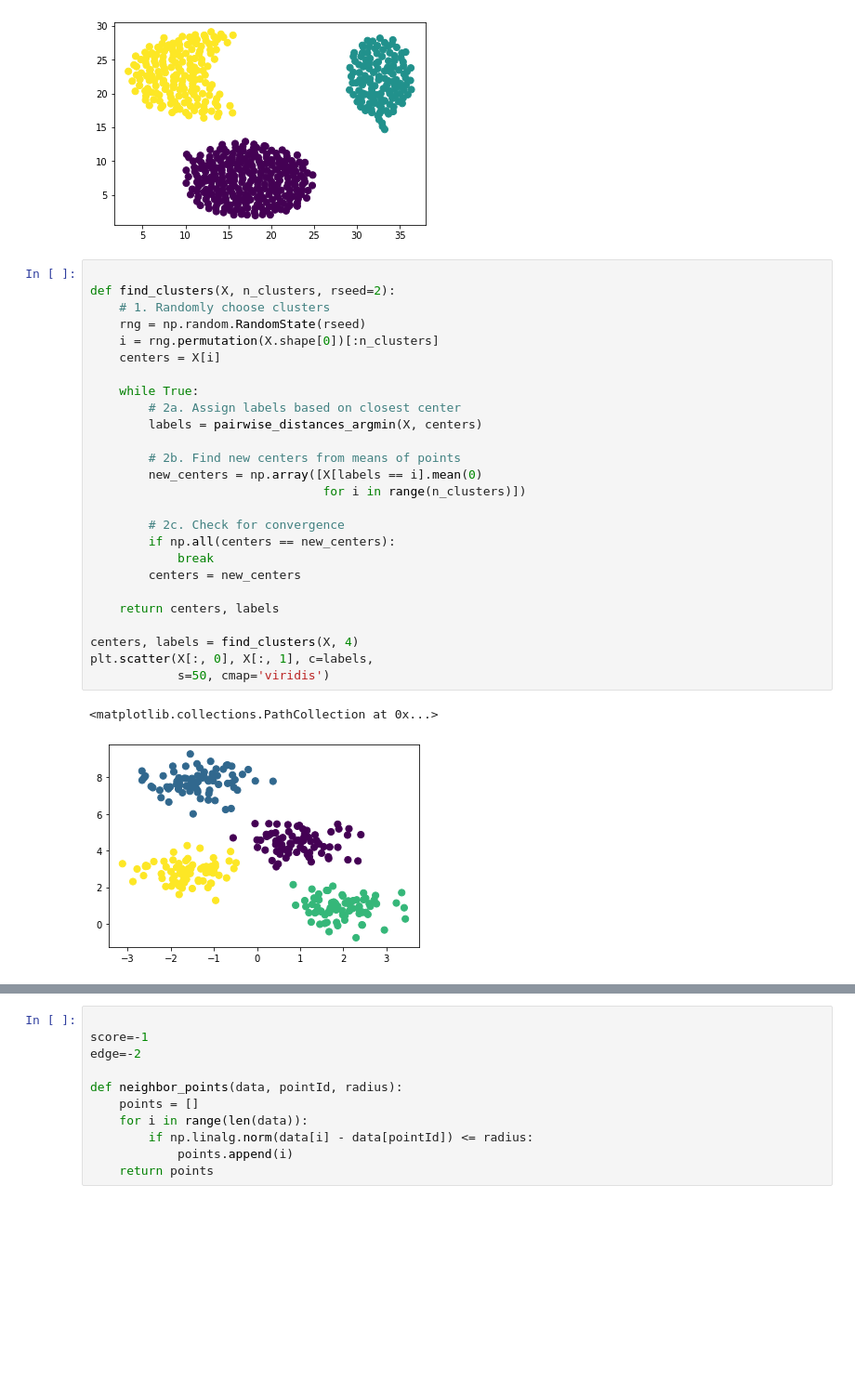
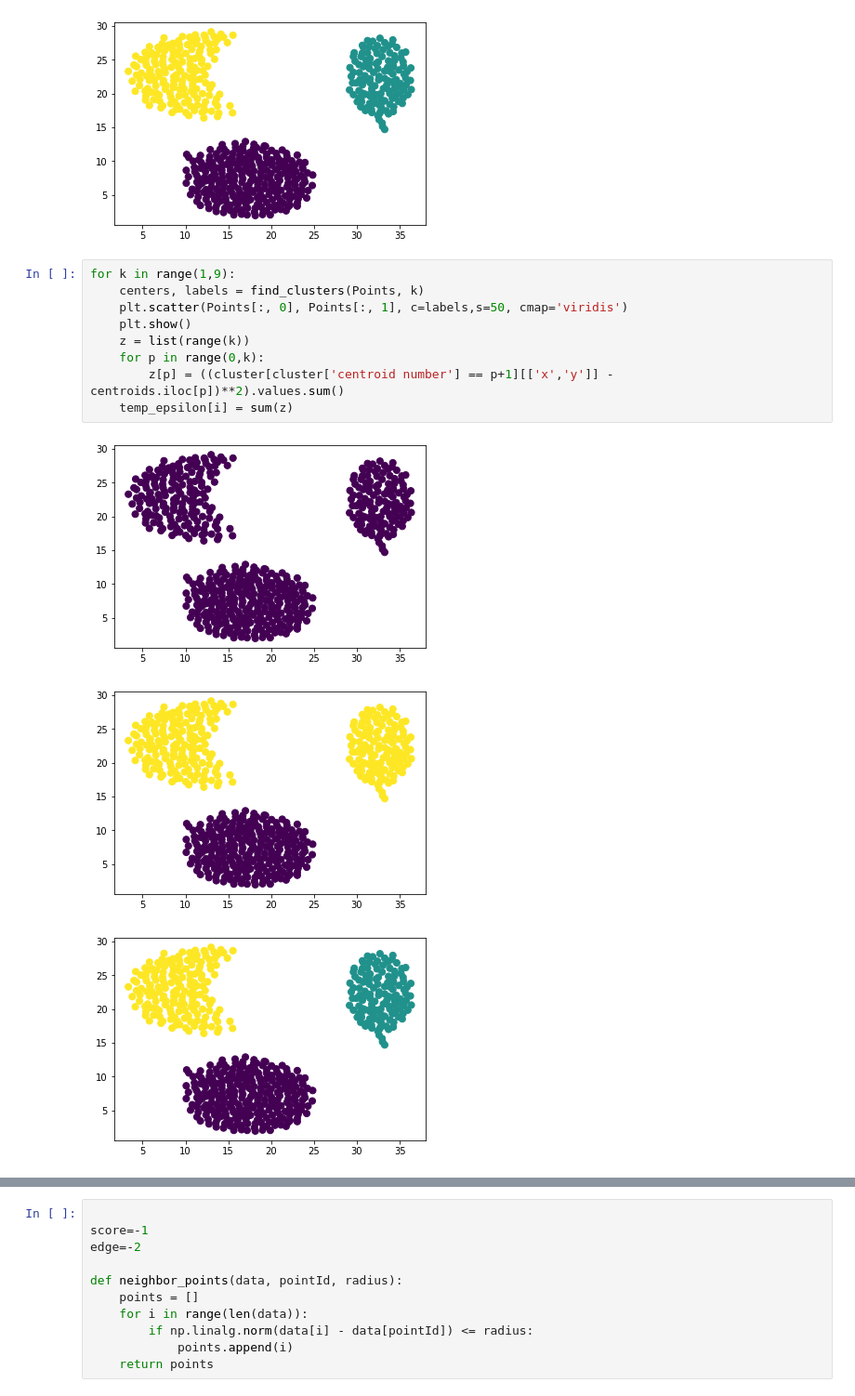
Before and after one commit to heigon77/MC886-MachineLearning-HG, a Jupyter notebook: P1.ipynb, the cells around one changed output, grey strips where cells are left out. Shown at 93% size. Cells and saved outputs as stored; diff of their text form; blank space fills up the shorter version.

```diff
--- a/P1.ipynb
+++ b/P1.ipynb
@@ -102,32 +102,16 @@ plt.scatter(Points[:, 0], Points[:, 1], c=labels,
 # %% [output]
 <matplotlib.collections.PathCollection at 0x...>
 [figure]
-# %%
-
-def find_clusters(X, n_clusters, rseed=2):
-    # 1. Randomly choose clusters
-    rng = np.random.RandomState(rseed)
-    i = rng.permutation(X.shape[0])[:n_clusters]
-    centers = X[i]
-
-    while True:
-        # 2a. Assign labels based on closest center
-        labels = pairwise_distances_argmin(X, centers)
-
-        # 2b. Find new centers from means of points
-        new_centers = np.array([X[labels == i].mean(0)
-                                for i in range(n_clusters)])
-
-        # 2c. Check for convergence
-        if np.all(centers == new_centers):
-            break
-        centers = new_centers
-
-    return centers, labels
-
-centers, labels = find_clusters(X, 4)
-plt.scatter(X[:, 0], X[:, 1], c=labels,
-            s=50, cmap='viridis')
-# %% [output]
-<matplotlib.collections.PathCollection at 0x...>
-[figure, removed]
+# %%
+for k in range(1,9):
+    centers, labels = find_clusters(Points, k)
+    plt.scatter(Points[:, 0], Points[:, 1], c=labels,s=50, cmap='viridis')
+    plt.show()
+    z = list(range(k))
+    for p in range(0,k):
+        z[p] = ((cluster[cluster['centroid number'] == p+1][['x','y']] - centroids.iloc[p])**2).values.sum()
+    temp_epsilon[i] = sum(z)
+# %% [output]
+[figure, added]
+[figure, added]
+[figure, added]
```
Also changed, not shown: parts of 1 cell of this notebook.
